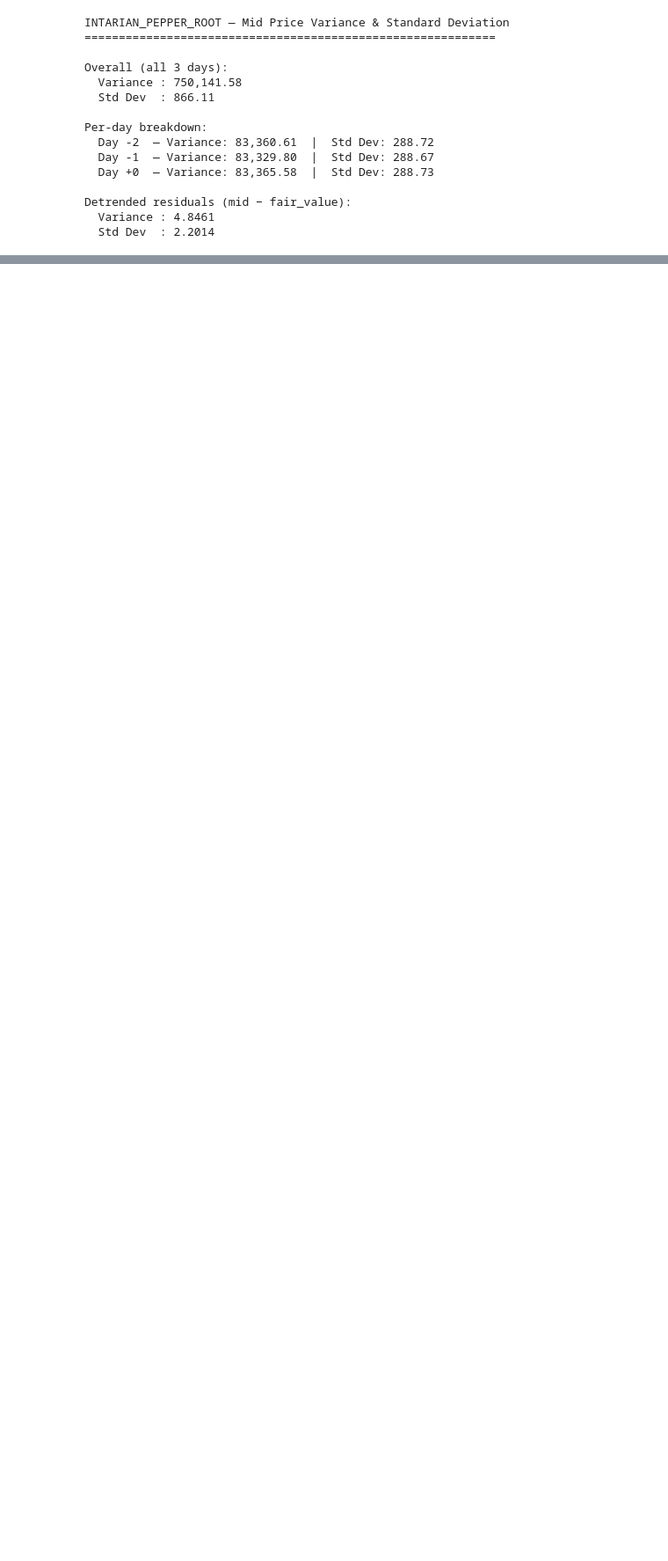
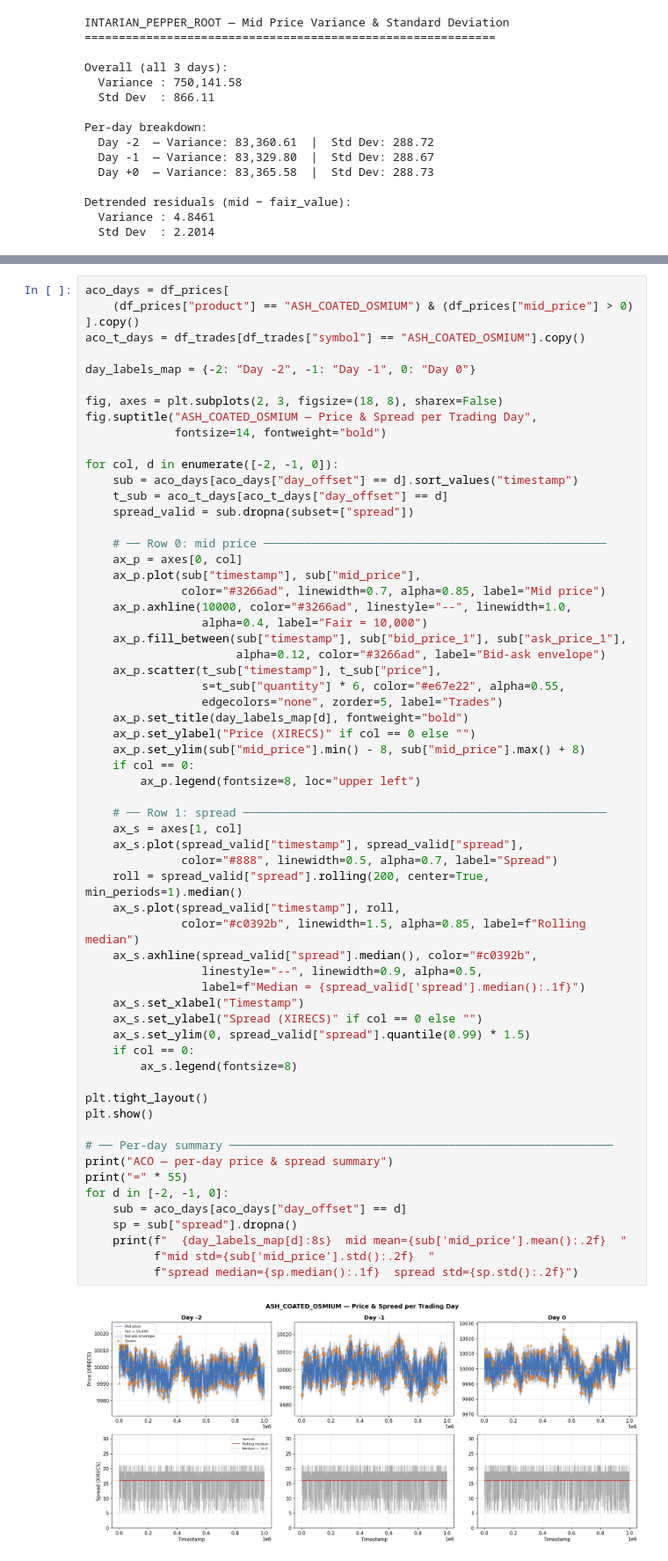
Before and after one commit to swarit-1/imcUT, a Jupyter notebook: round_1/data_visualization.ipynb, the cells around one changed output, grey strips where cells are left out. Shown at 88% size. Drawn from its saved outputs; the diff is of its cells as text; blank space fills up the shorter version.

```diff
--- a/round_1/data_visualization.ipynb
+++ b/round_1/data_visualization.ipynb
@@ -351,0 +522,64 @@ Detrended residuals (mid − fair_value):
+# %%
+aco_days = df_prices[
+    (df_prices["product"] == "ASH_COATED_OSMIUM") & (df_prices["mid_price"] > 0)
+].copy()
+aco_t_days = df_trades[df_trades["symbol"] == "ASH_COATED_OSMIUM"].copy()
+
+day_labels_map = {-2: "Day -2", -1: "Day -1", 0: "Day 0"}
+
+fig, axes = plt.subplots(2, 3, figsize=(18, 8), sharex=False)
+fig.suptitle("ASH_COATED_OSMIUM — Price & Spread per Trading Day",
+             fontsize=14, fontweight="bold")
+
+for col, d in enumerate([-2, -1, 0]):
+    sub = aco_days[aco_days["day_offset"] == d].sort_values("timestamp")
+    t_sub = aco_t_days[aco_t_days["day_offset"] == d]
+    spread_valid = sub.dropna(subset=["spread"])
+
+    # ── Row 0: mid price ──────────────────────────────────────────────────
+    ax_p = axes[0, col]
+    ax_p.plot(sub["timestamp"], sub["mid_price"],
+              color="#3266ad", linewidth=0.7, alpha=0.85, label="Mid price")
+    ax_p.axhline(10000, color="#3266ad", linestyle="--", linewidth=1.0,
+                 alpha=0.4, label="Fair = 10,000")
+    ax_p.fill_between(sub["timestamp"], sub["bid_price_1"], sub["ask_price_1"],
+                      alpha=0.12, color="#3266ad", label="Bid-ask envelope")
+    ax_p.scatter(t_sub["timestamp"], t_sub["price"],
+                 s=t_sub["quantity"] * 6, color="#e67e22", alpha=0.55,
+                 edgecolors="none", zorder=5, label="Trades")
+    ax_p.set_title(day_labels_map[d], fontweight="bold")
+    ax_p.set_ylabel("Price (XIRECS)" if col == 0 else "")
+    ax_p.set_ylim(sub["mid_price"].min() - 8, sub["mid_price"].max() + 8)
+    if col == 0:
+        ax_p.legend(fontsize=8, loc="upper left")
+
+    # ── Row 1: spread ─────────────────────────────────────────────────────
+    ax_s = axes[1, col]
+    ax_s.plot(spread_valid["timestamp"], spread_valid["spread"],
+              color="#888", linewidth=0.5, alpha=0.7, label="Spread")
+    roll = spread_valid["spread"].rolling(200, center=True, min_periods=1).median()
+    ax_s.plot(spread_valid["timestamp"], roll,
+              color="#c0392b", linewidth=1.5, alpha=0.85, label=f"Rolling median")
+    ax_s.axhline(spread_valid["spread"].median(), color="#c0392b",
+                 linestyle="--", linewidth=0.9, alpha=0.5,
+                 label=f"Median = {spread_valid['spread'].median():.1f}")
+    ax_s.set_xlabel("Timestamp")
+    ax_s.set_ylabel("Spread (XIRECS)" if col == 0 else "")
+    ax_s.set_ylim(0, spread_valid["spread"].quantile(0.99) * 1.5)
+    if col == 0:
+        ax_s.legend(fontsize=8)
+
+plt.tight_layout()
+plt.show()
+
+# ── Per-day summary ────────────────────────────────────────────────────────
+print("ACO — per-day price & spread summary")
+print("=" * 55)
+for d in [-2, -1, 0]:
+    sub = aco_days[aco_days["day_offset"] == d]
+    sp = sub["spread"].dropna()
+    print(f"  {day_labels_map[d]:8s}  mid mean={sub['mid_price'].mean():.2f}  "
+          f"mid std={sub['mid_price'].std():.2f}  "
+          f"spread median={sp.median():.1f}  spread std={sp.std():.2f}")
+# %% [output]
+[figure, added]
```
Also changed, not shown: parts of 6 cells of this notebook.
